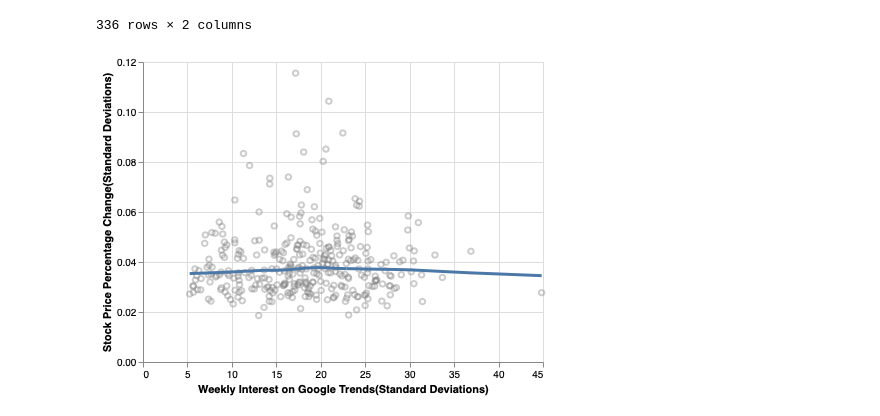
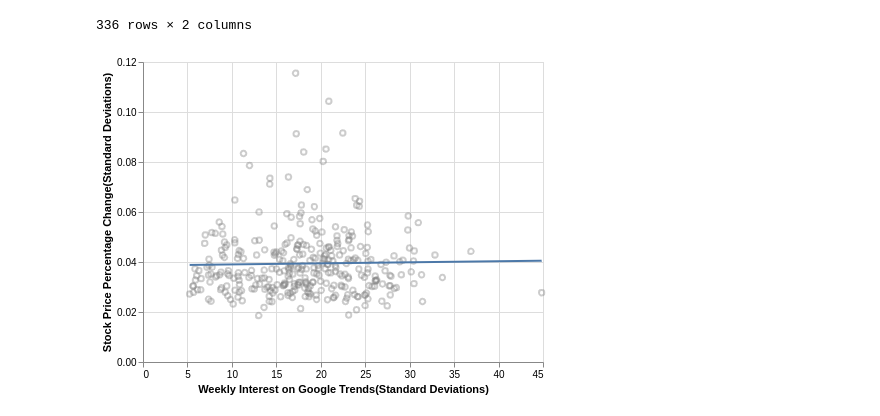
Before and after one commit to UBC-MDS/Stock-Price-Trend-Volatility-Analysis, a Jupyter notebook: src/stock-price-trend-eda.ipynb, the cells around one changed output. Cells and saved outputs as stored; diff of their text form; code cells hidden in the pictures.

Commit message:
updating chart aesthetics

```diff
--- a/src/stock-price-trend-eda.ipynb
+++ b/src/stock-price-trend-eda.ipynb
@@ -120,9 +125,10 @@ stock_trends_prices_stds
 # %%
 plt_trends_prices_stds = alt.Chart(stock_trends_prices_stds).mark_point(opacity=0.4, color='gray').encode(
     x=alt.X('weekly_interest', title='Weekly Interest on Google Trends(Standard Deviations)'),
     y=alt.Y('price_change_pct', title='Stock Price Percentage Change(Standard Deviations)')
 )
 
-plt_trends_prices_stds + plt_trends_prices_stds.transform_loess('weekly_interest', 'price_change_pct', bandwidth=0.8).mark_line(size=3)
+# plt_trends_prices_stds + plt_trends_prices_stds.transform_loess('weekly_interest', 'price_change_pct', bandwidth=0.8).mark_line(size=3)
+plt_trends_prices_stds + plt_trends_prices_stds.transform_regression('weekly_interest', 'price_change_pct').mark_line()
 # %% [output]
-[figure, old version]
+[figure, new version]
```
Also changed, not shown: parts of 3 cells of this notebook.
